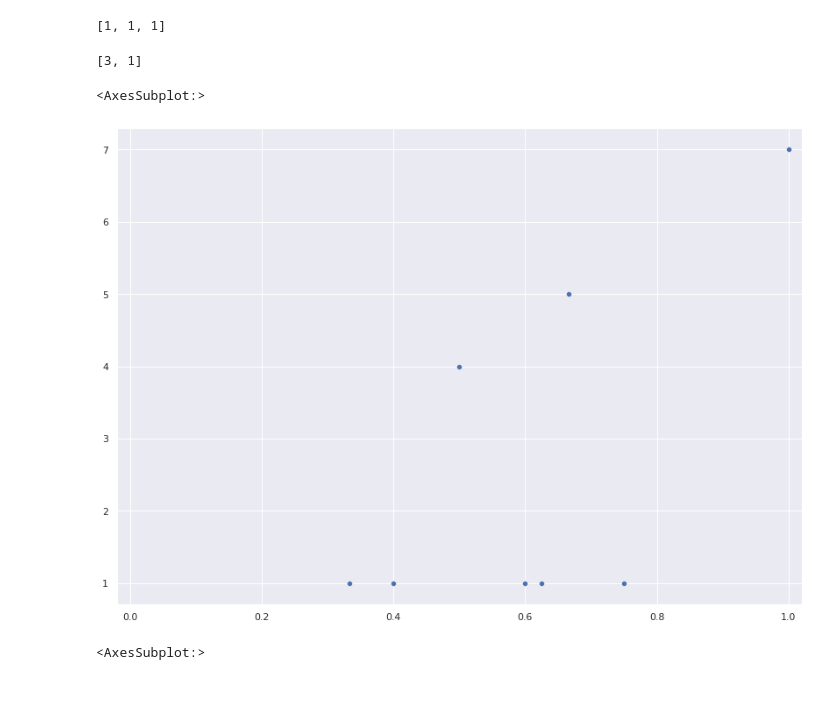
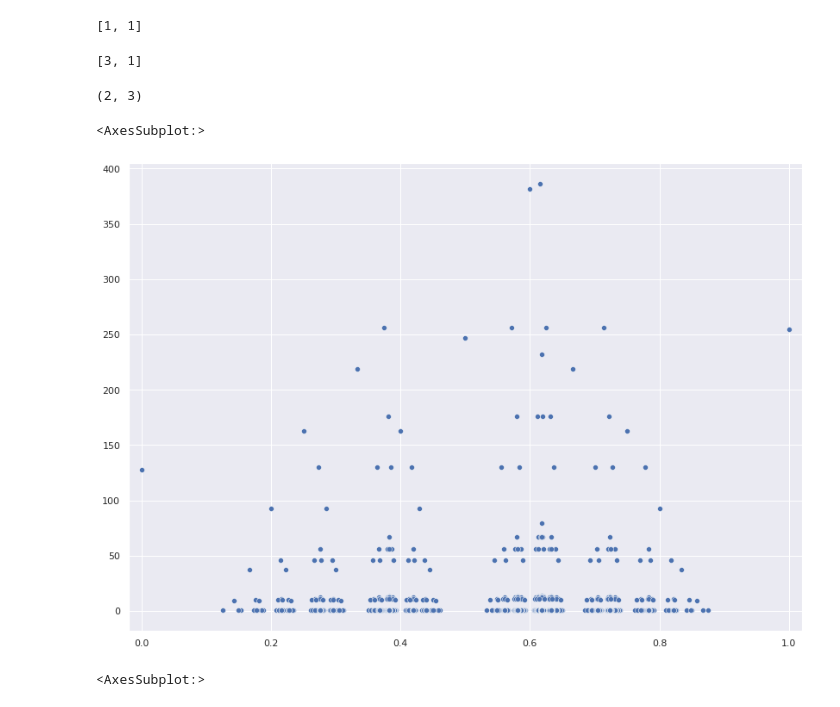
Before and after one commit to viantirreau/count-nfa, a Jupyter notebook: Continued fractions.ipynb, the cells around one changed output. Cells and saved outputs as stored; diff of their text form; code cells hidden in the pictures.

```diff
--- a/Continued fractions.ipynb
+++ b/Continued fractions.ipynb
@@ -13,9 +13,9 @@ def number_to_base(n, b):
         n //= b
     return digits[::-1]
 # %%
-number_to_base(7,2)
+number_to_base(3,2)
 # %% [output]
-[1, 1, 1]
+[1, 1]
 # %%
 number_to_base(16,5)
 # %% [output]
@@ -30,6 +30,10 @@ def contfrac_to_frac(seq: list):
     for u in reversed(seq):
         num, den = den + num*u, num
     return num, den
+# %%
+contfrac_to_frac([0,1,1,1])
+# %% [output]
+(2, 3)
 # %%
 def reachable_fractions(length: int, base: int = 2):
     reachable = Counter()
@@ -44,14 +48,14 @@ def reachable_fractions(length: int, base: int = 2):
 # %%
 def to_scatter(reachable_result):
     points = [(num/den, count) for (num,den), count in reachable_result]
     x = [p[0] for p in points]
     y = [p[1] for p in points]
     plt.xlim((-0.02, 1.02))
     return sns.scatterplot(x=x, y=y)
-to_scatter(reachable_fractions(6, 2))
+to_scatter(reachable_fractions(15, 2))
 # %% [output]
 <AxesSubplot:>
-[figure, old version]
+[figure, new version]
 # %%
 to_scatter(reachable_fractions(15, 3))
 # %% [output]
```
Also changed, not shown: 1 other file.
